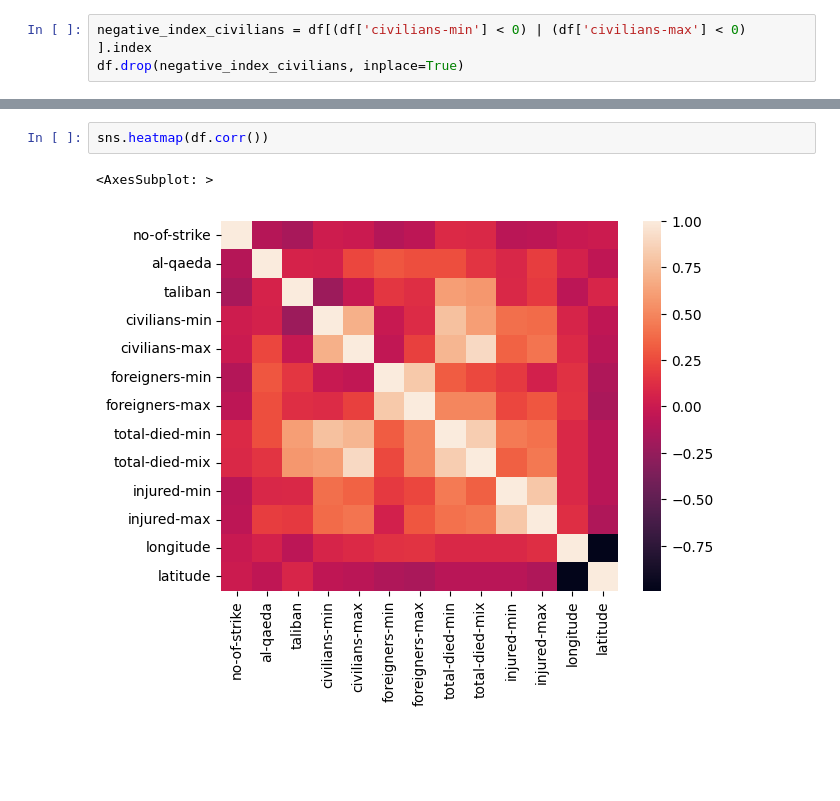
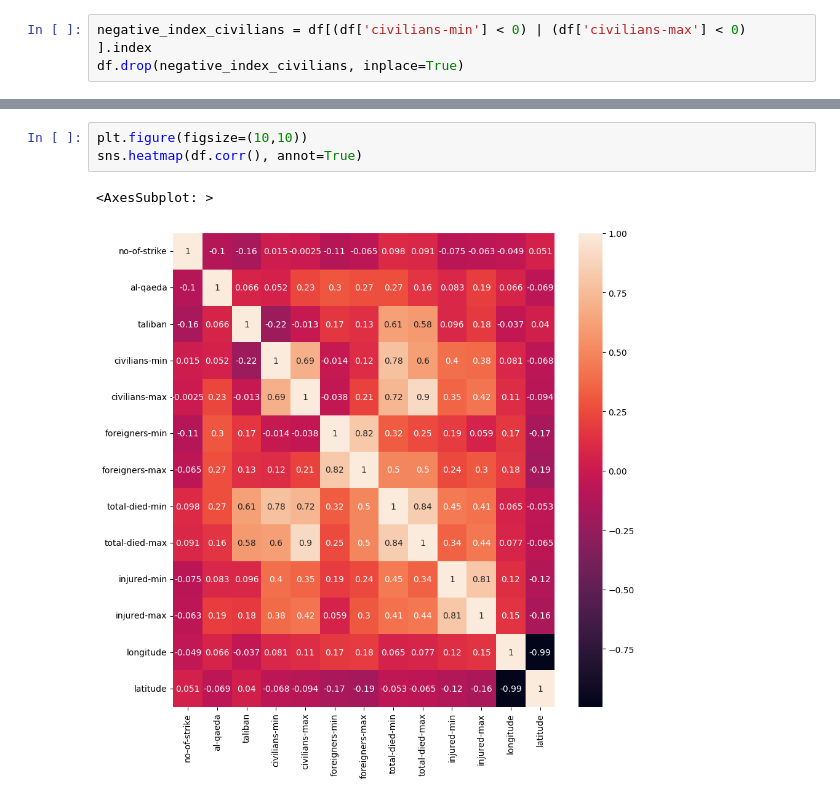
Before and after one commit to suleman-mahmood/data-science-project, a Jupyter notebook: analysis.ipynb, the cells around one changed output, grey strips where cells are left out. Cells and saved outputs as stored; diff of their text form; blank space fills up the shorter version.

```diff
--- a/analysis.ipynb
+++ b/analysis.ipynb
@@ -95,6 +97,7 @@ df.describe()
 | max | 8.000000 | 7.000000 | 25.000000 | 40.000000 | 82.000000 | 5.000000 | 21.000000 | ... |
-# %%
-sns.heatmap(df.corr())
-# %% [output]
-<AxesSubplot: >
-[figure, removed]
+# %%
+plt.figure(figsize=(10,10))
+sns.heatmap(df.corr(), annot=True)
+# %% [output]
+<AxesSubplot: >
+[figure, added]
```
Also changed, not shown: parts of 8 cells of this notebook.
